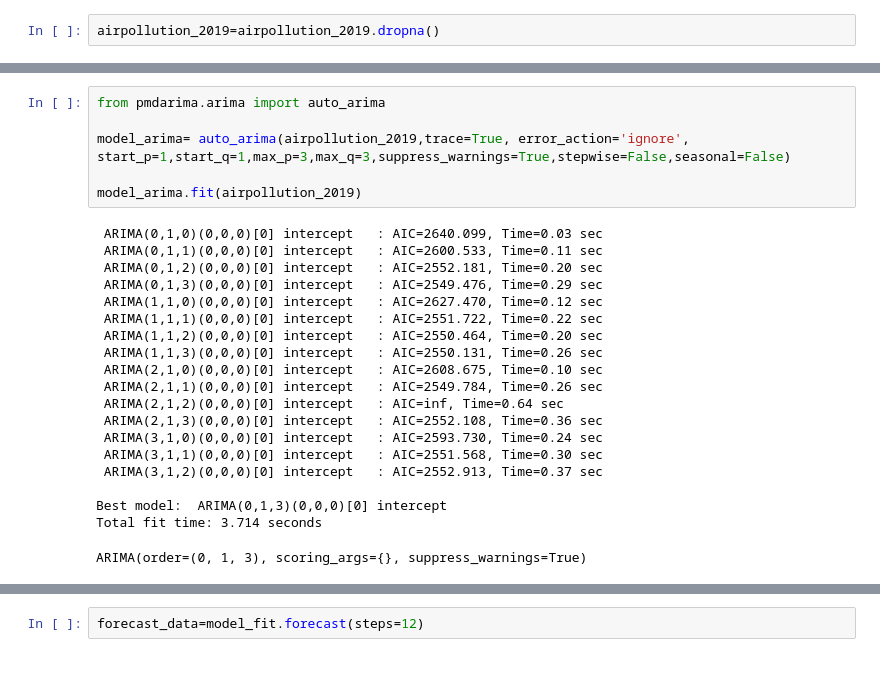
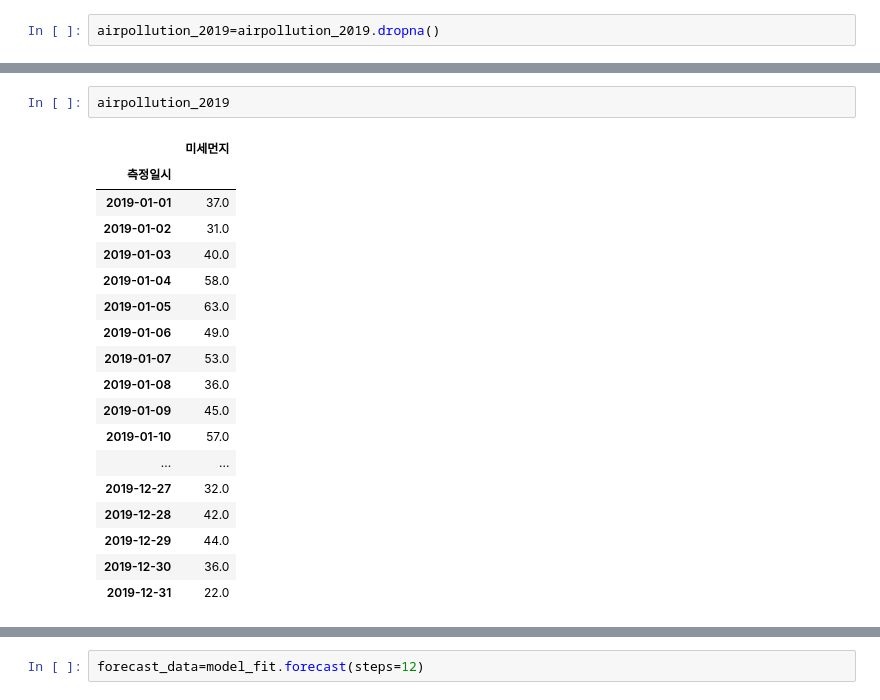
Before and after one commit to areum-choe/Machine_Learning, a Jupyter notebook: airpollution/대기오염 시계열 분석.ipynb, the cells around one changed output, grey strips where cells are left out. Drawn from its saved outputs; the diff is of its cells as text; blank space fills up the shorter version.

```diff
--- a/airpollution/대기오염 시계열 분석.ipynb
+++ b/airpollution/대기오염 시계열 분석.ipynb
@@ -95,26 +72,21 @@ plt.show()
-# %%
-from pmdarima.arima import auto_arima
-
-model_arima= auto_arima(airpollution_2019,trace=True, error_action='ignore', start_p=1,start_q=1,max_p=3,max_q=3,suppress_warnings=True,stepwise=False,seasonal=False)
-
-model_arima.fit(airpollution_2019)
-# %% [output]
- ARIMA(0,1,0)(0,0,0)[0] intercept   : AIC=2640.099, Time=0.03 sec
- ARIMA(0,1,1)(0,0,0)[0] intercept   : AIC=2600.533, Time=0.11 sec
- ARIMA(0,1,2)(0,0,0)[0] intercept   : AIC=2552.181, Time=0.20 sec
- ARIMA(0,1,3)(0,0,0)[0] intercept   : AIC=2549.476, Time=0.29 sec
- ARIMA(1,1,0)(0,0,0)[0] intercept   : AIC=2627.470, Time=0.12 sec
- ARIMA(1,1,1)(0,0,0)[0] intercept   : AIC=2551.722, Time=0.22 sec
- ARIMA(1,1,2)(0,0,0)[0] intercept   : AIC=2550.464, Time=0.20 sec
- ARIMA(1,1,3)(0,0,0)[0] intercept   : AIC=2550.131, Time=0.26 sec
- ARIMA(2,1,0)(0,0,0)[0] intercept   : AIC=2608.675, Time=0.10 sec
- ARIMA(2,1,1)(0,0,0)[0] intercept   : AIC=2549.784, Time=0.26 sec
- ARIMA(2,1,2)(0,0,0)[0] intercept   : AIC=inf, Time=0.64 sec
- ARIMA(2,1,3)(0,0,0)[0] intercept   : AIC=2552.108, Time=0.36 sec
- ARIMA(3,1,0)(0,0,0)[0] intercept   : AIC=2593.730, Time=0.24 sec
- ARIMA(3,1,1)(0,0,0)[0] intercept   : AIC=2551.568, Time=0.30 sec
- ARIMA(3,1,2)(0,0,0)[0] intercept   : AIC=2552.913, Time=0.37 sec
-
-Best model:  ARIMA(0,1,3)(0,0,0)[0] intercept
-Total fit time: 3.714 seconds
-ARIMA(order=(0, 1, 3), scoring_args={}, suppress_warnings=True)
+# %%
+airpollution_2019
+# %% [output]
+|  | 미세먼지 |
+| 측정일시 |  |
+| 2019-01-01 | 37.0 |
+| 2019-01-02 | 31.0 |
+| 2019-01-03 | 40.0 |
+| 2019-01-04 | 58.0 |
+| 2019-01-05 | 63.0 |
+| 2019-01-06 | 49.0 |
+| 2019-01-07 | 53.0 |
+| 2019-01-08 | 36.0 |
+| 2019-01-09 | 45.0 |
+| 2019-01-10 | 57.0 |
+| ... | ... |
+| 2019-12-27 | 32.0 |
+| 2019-12-28 | 42.0 |
+| 2019-12-29 | 44.0 |
+| 2019-12-30 | 36.0 |
+| 2019-12-31 | 22.0 |
```
Also changed, not shown: parts of 14 cells of this notebook.
